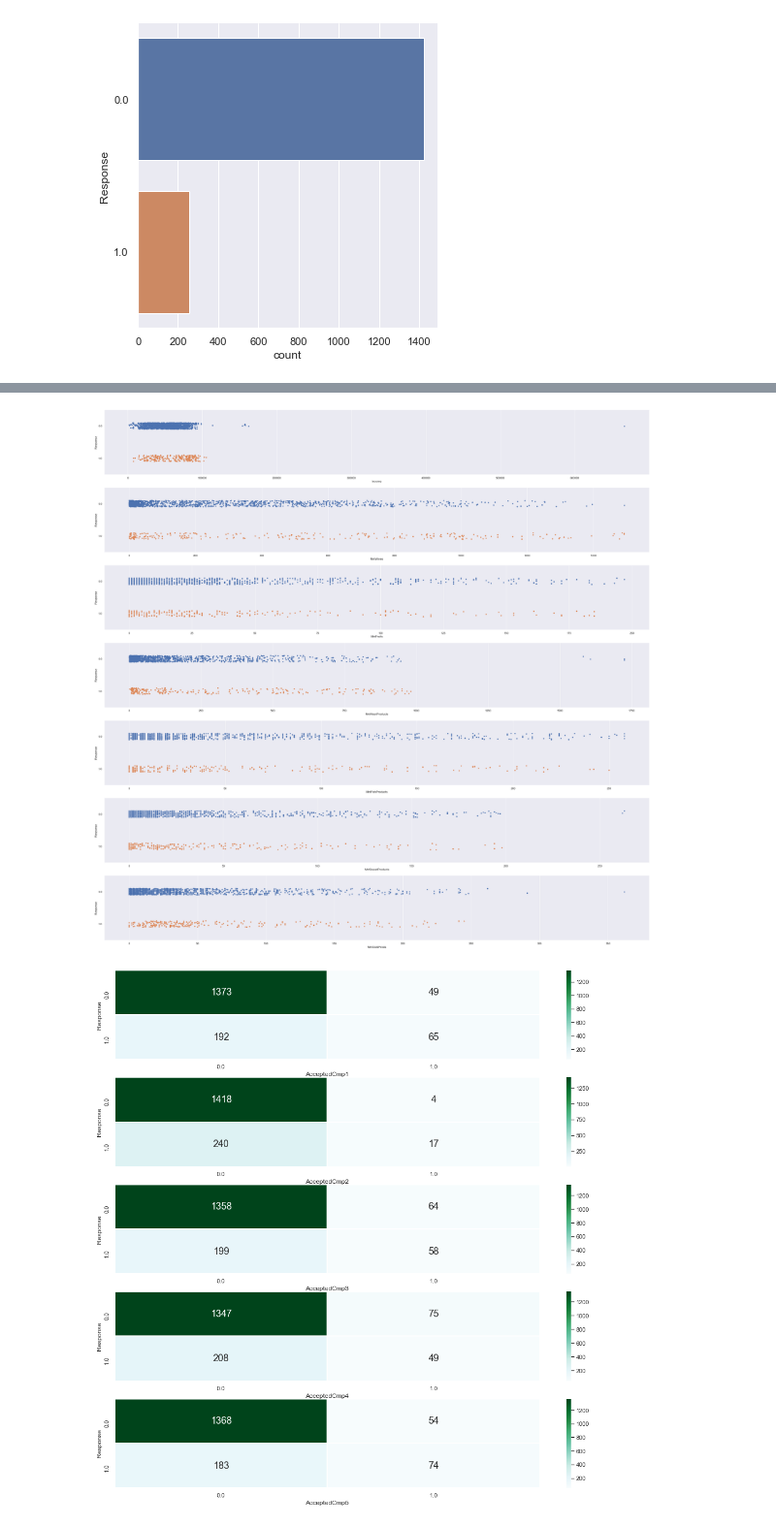
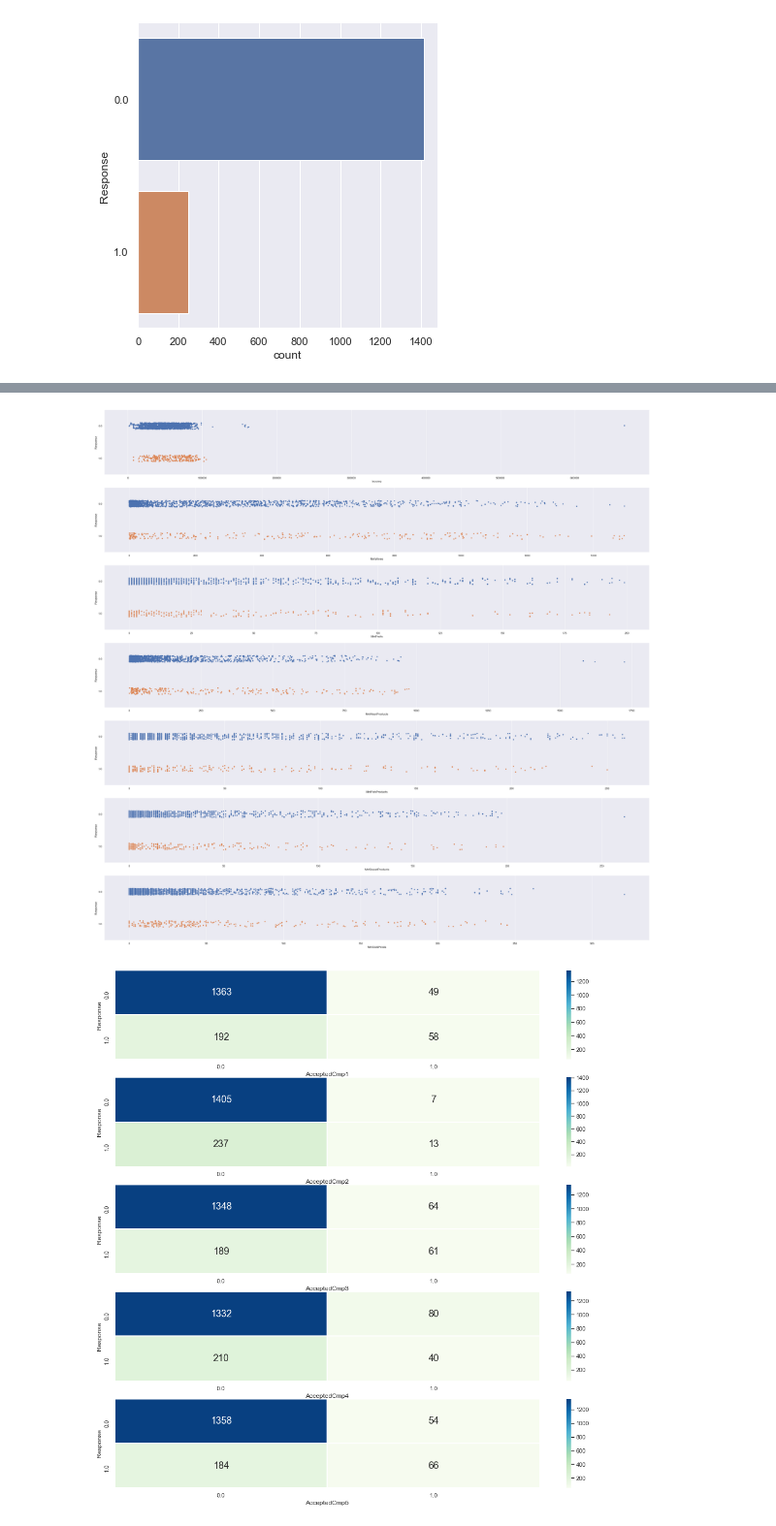
Before and after one commit to nur-hazim/Intro2AI, a Jupyter notebook: Assignment.ipynb, the cells around one changed output, grey strips where cells are left out. Shown at 97% size. Cells and saved outputs as stored; diff of their text form; code cells hidden in the pictures.

```diff
--- a/Assignment.ipynb
+++ b/Assignment.ipynb
@@ -28,7 +28,9 @@ We use sep='\t' to read tab-delimited data in csv format.
 Immediately after importing, take a quick look at the data using the `head` function.
 # %%
 marketingdata = pd.read_csv('marketing_campaign.csv', sep='\t', lineterminator='\r')
-marketingdata= marketingdata.drop(['Z_CostContact','Z_Revenue'],axis=1) #Removing useless columns
+marketingdata = marketingdata.replace('\n','', regex=True) # Removing all \n after reading from csv
+marketingdata= marketingdata.drop(['Z_CostContact','Z_Revenue'],axis=1) # Removing useless columns
+marketingdata.dropna(inplace = True) # Drop all those rows which  have any 'nan' value in it.
 marketingdata.head()
 # %% [output]
 |  | ID | Year_Birth | Education | Marital_Status | Income | Kidhome | Teenhome | Dt_Customer | Recency | ... |
@@ -138,7 +141,7 @@ Predictor Feature : **Income,MntWines,MntFruits,MntMeatProducts,MntFishProducts,
 
 Extract the variables and the associated data as a Pandas `DataFrame`.
 # %%
-response = pd.DataFrame(marketingdata['Response']).astype('object') #Response
+response = pd.DataFrame(marketingdata['Response']) #Response
 predictor = pd.DataFrame(marketingdata[['Income','MntWines','MntFruits','MntMeatProducts','MntFishProducts','MntSweetProducts','MntGoldProds', 'AcceptedCmp1','AcceptedCmp2','AcceptedCmp3','AcceptedCmp4','AcceptedCmp5']]) #Predictor
 # %%
 predictor_list = ['Income','MntWines','MntFruits','MntMeatProducts','MntFishProducts','MntSweetProducts','MntGoldProds', 'AcceptedCmp1','AcceptedCmp2','AcceptedCmp3','AcceptedCmp4','AcceptedCmp5']
@@ -222,14 +247,14 @@ sb.catplot(y = "Response", data = y_train, kind = "count")
 <seaborn.axisgrid.FacetGrid at 0x...>
 [figure]
 # %%
-# Draw the distributions of all Predictors
+# Draw the distributions of all numeric Predictors
 f, axes = plt.subplots(7, 3, figsize=(40, 40))
 
 count = 0
-for var in predictor_list:if(var not in ['AcceptedCmp1','AcceptedCmp2','AcceptedCmp3','AcceptedCmp4','AcceptedCmp5']):
-
+for var in predictor_list:
+    if(var not in ['AcceptedCmp1','AcceptedCmp2','AcceptedCmp3','AcceptedCmp4','AcceptedCmp5']):
         sb.boxplot(data = x_train[var], orient = "h", ax = axes[count,0])
         sb.histplot(data = x_train[var], ax = axes[count,1])
         sb.violinplot(data = x_train[var], orient = "h", ax = axes[count,2])
-    count += 1
+        count += 1
 # %% [output]
@@ -244,15 +269,15 @@ for var in predictor_list:
         sb.stripplot(x = var, y = "Response", data = trainDF, orient = "h", ax = axes[count])
     count +=1
 # %% [output]
-[figure, old version]
+[figure, new version]
 # %%
 # Relationship between Response and the Predictors which are Categorical
 f, axes = plt.subplots(5, 1, figsize=(18, 18))
 count = 0
 for var in predictor_list:
     if(var in ['AcceptedCmp1','AcceptedCmp2','AcceptedCmp3','AcceptedCmp4','AcceptedCmp5']):
         sb.heatmap(trainDF.groupby(['Response', var]).size().unstack(),
-           linewidths = 1, annot = True, fmt = 'g', annot_kws = {"size": 18}, cmap = "BuGn",ax = axes[count])
+           linewidths = 1, annot = True, fmt = 'g', annot_kws = {"size": 18}, cmap = "GnBu",ax = axes[count])
         count +=1
 # %% [output]
-[figure, old version]
+[figure, new version]
```
Also changed, not shown: parts of 26 cells of this notebook.
